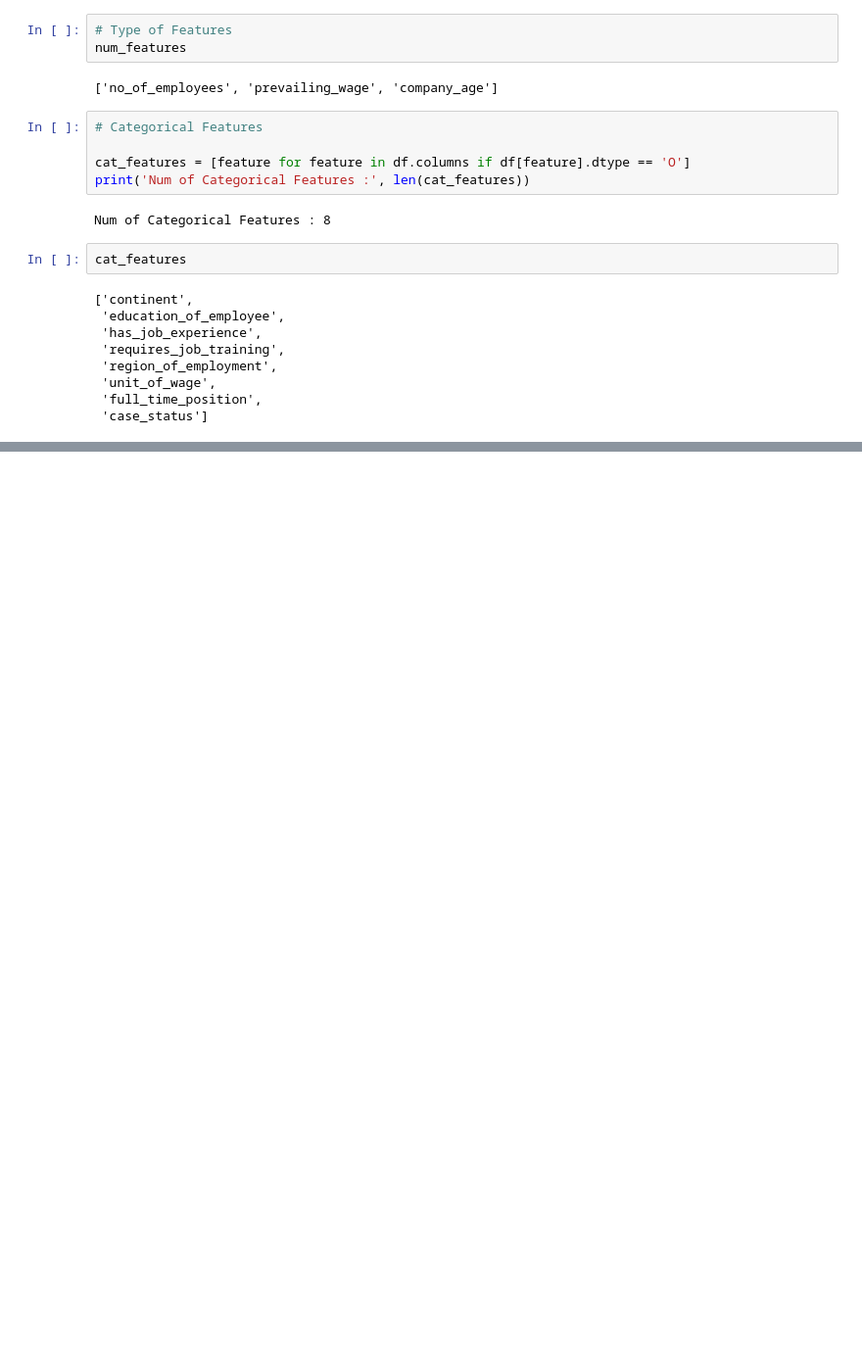
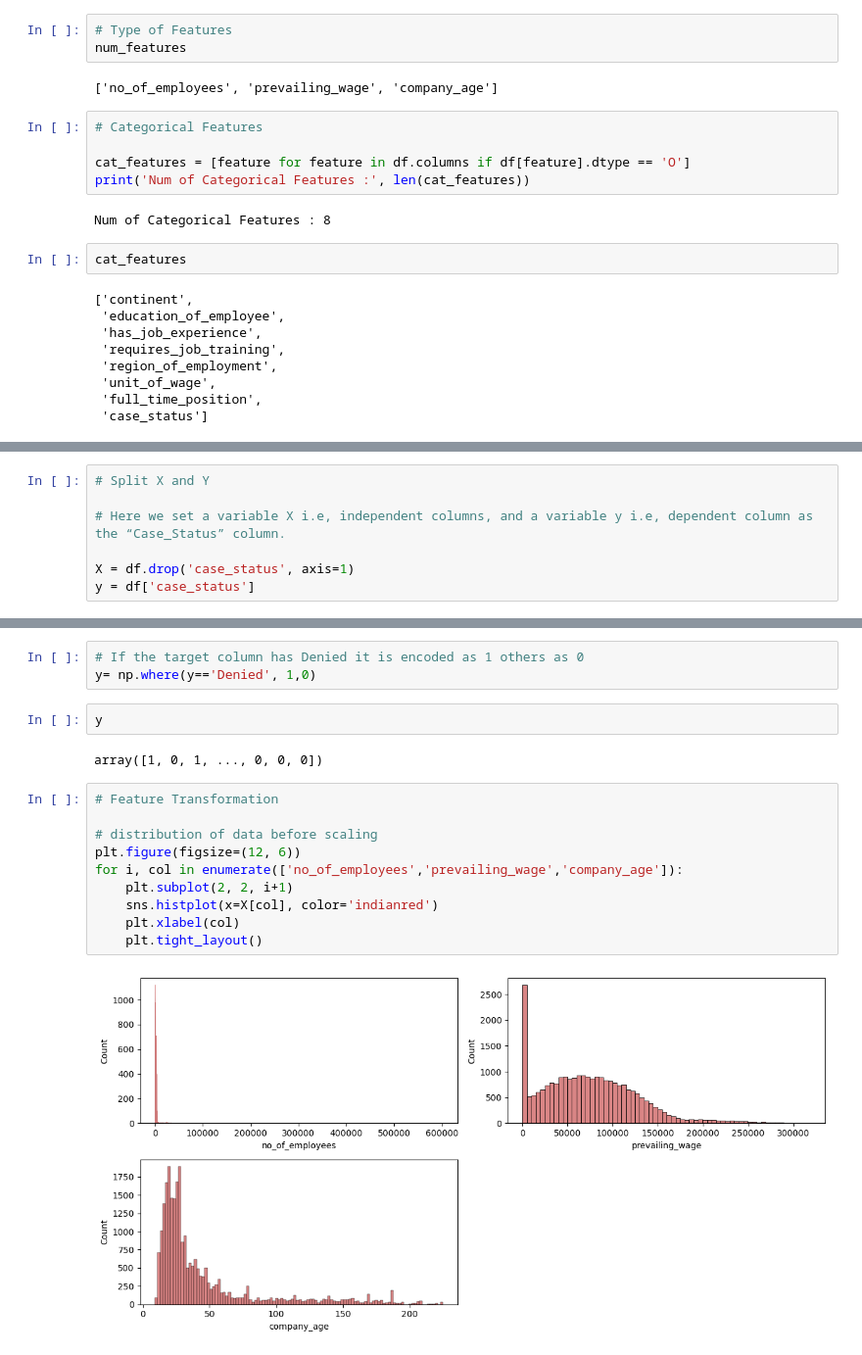
Before and after one commit to susantkumarsahoo/US-Visa-Approval-Prediction, a Jupyter notebook: notebook/2_Feature_Engineering_and_Model_Training.ipynb, the cells around one changed output, grey strips where cells are left out. Shown: that part at 98% size. Cells and saved outputs as stored; diff of their text form; blank space fills up the shorter version.

```diff
--- a/notebook/2_Feature_Engineering_and_Model_Training.ipynb
+++ b/notebook/2_Feature_Engineering_and_Model_Training.ipynb
@@ -127,0 +138,7 @@ cat_features
+# %%
+# Split X and Y
+
+# Here we set a variable X i.e, independent columns, and a variable y i.e, dependent column as the “Case_Status” column.
+
+X = df.drop('case_status', axis=1)
+y = df['case_status']
@@ -127,0 +176,19 @@ cat_features
+# %%
+# If the target column has Denied it is encoded as 1 others as 0
+y= np.where(y=='Denied', 1,0)
+# %%
+y
+# %% [output]
+array([1, 0, 1, ..., 0, 0, 0])
+# %%
+# Feature Transformation
+
+# distribution of data before scaling
+plt.figure(figsize=(12, 6))
+for i, col in enumerate(['no_of_employees','prevailing_wage','company_age']):
+    plt.subplot(2, 2, i+1)
+    sns.histplot(x=X[col], color='indianred')
+    plt.xlabel(col)
+    plt.tight_layout()
+# %% [output]
+[figure, added]
```
Also changed, not shown: parts of 35 cells of this notebook, 5 other files.
